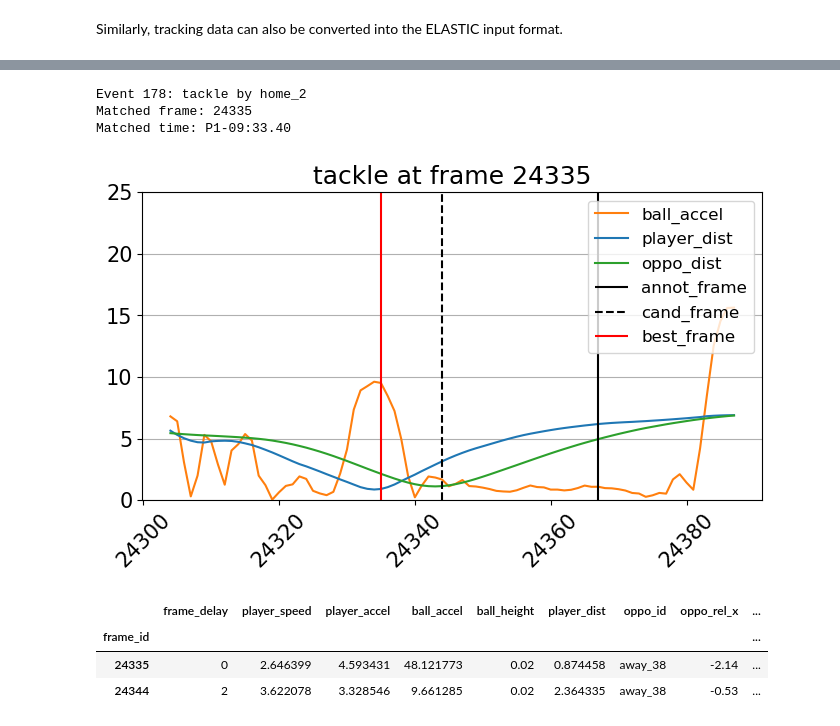
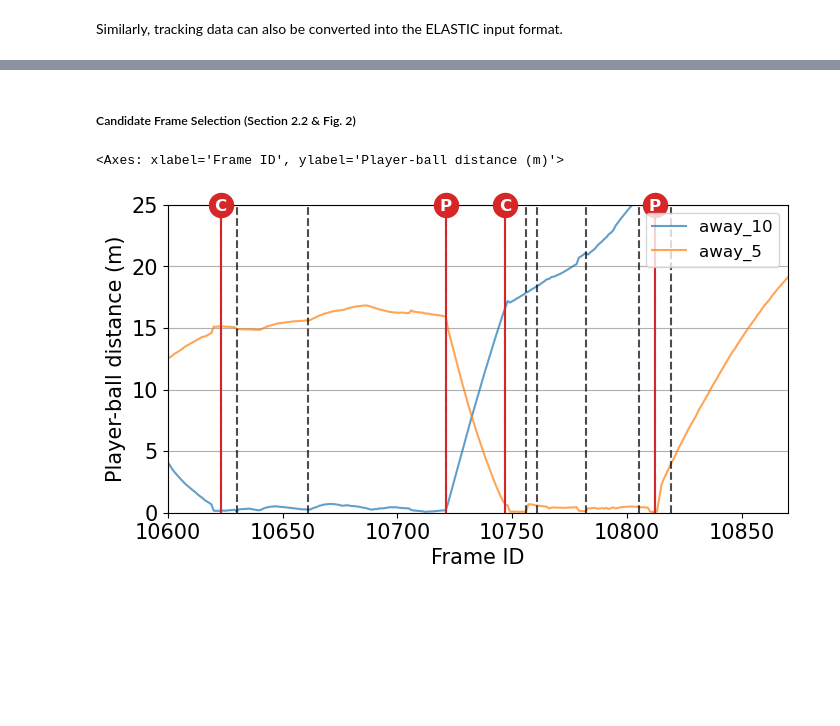
Before and after one commit to hyunsungkim-ds/elastic, a Jupyter notebook: tutorial.ipynb, the cells around one changed output, grey strips where cells are left out. Drawn from its saved outputs; the diff is of its cells as text; code cells hidden in the pictures; blank space fills up the shorter version.

```diff
--- a/tutorial.ipynb
+++ b/tutorial.ipynb
@@ -4,11 +4,9 @@
 
 import os
 
-import matplotlib as mpl
 import pandas as pd
 from matplotlib import animation
 
-from sync.elastic_greedy import ELASTIC_Greedy
 from sync.elastic_nw import ELASTIC_NW
 from tools.animator import Animator
 from tools.sportec_data import SportecData
@@ -16,9 +14,6 @@ from tools.sportec_data import SportecData
 pd.set_option('display.width', 250)
 pd.set_option('display.max_rows', 50)
 pd.set_option('display.max_columns', 30)
-
-%matplotlib inline
-mpl.rcParams['animation.embed_limit'] = 100
 # %% [markdown]
 ### Data Preparation
 # %% [markdown]
@@ -194,12 +133,9 @@ Receiving time: P1-00:01.00
-# %%
-# minor event
-syncer.plot_window_features(178)
-# %% [output]
-Event 178: tackle by home_2
-Matched frame: 24335
-Matched time: P1-09:33.40
-[figure, removed]
-|  | frame_delay | player_speed | player_accel | ball_accel | ball_height | player_dist | oppo_id | oppo_rel_x | ... |
-| frame_id |  |  |  |  |  |  |  |  | ... |
-| 24335 | 0 | 2.646399 | 4.593431 | 48.121773 | 0.02 | 0.874458 | away_38 | -2.14 | ... |
-| 24344 | 2 | 3.622078 | 3.328546 | 9.661285 | 0.02 | 2.364335 | away_38 | -0.53 | ... |
+# %% [markdown]
+##### Candidate Frame Selection (Section 2.2 & Fig. 2)
+# %%
+f_start = 10600
+f_end = 10870
+syncer.plot_features(f_start, f_end, save_path="docs/cand_frames.png")
+# %% [output]
+<Axes: xlabel='Frame ID', ylabel='Player-ball distance (m)'>
+[figure, added]
```
Also changed, not shown: parts of 24 cells of this notebook, 3 other files.
